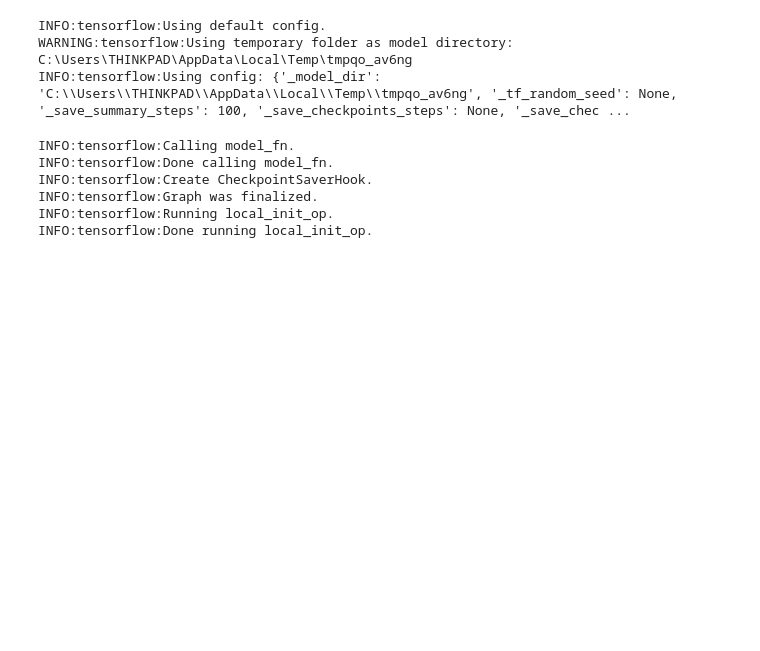
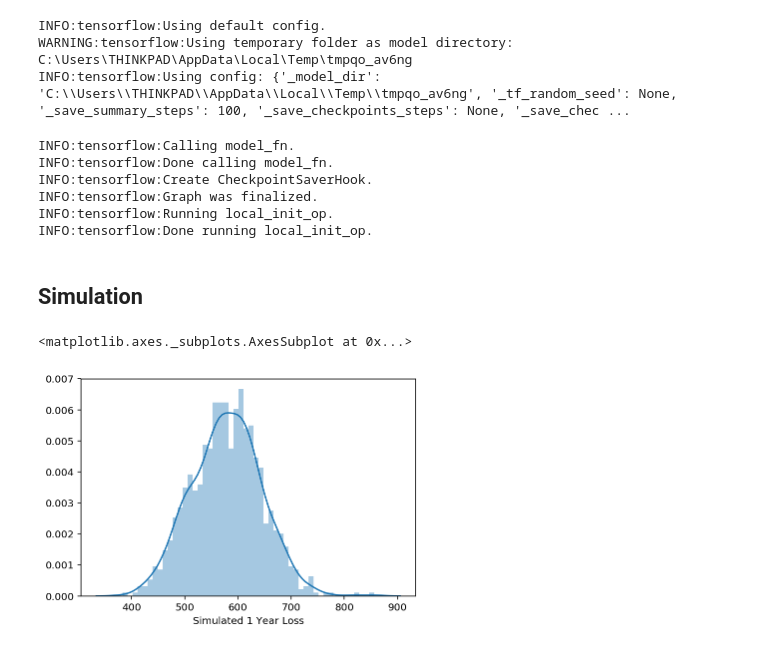
Before and after one commit to AlexaYuqinD/MS-E-246-Project, a Jupyter notebook: MS&E246 Project-Models.ipynb, the cells around one changed output. Saved outputs shown, nothing was run; the diff lists cells and outputs as text; code cells hidden in the pictures; blank space fills up the shorter version.

```diff
--- a/MS&E246 Project-Models.ipynb
+++ b/MS&E246 Project-Models.ipynb
@@ -1098,0 +1101,5 @@ Early stopping, best iteration is:
+# %%
+# 1 year
+samples['age'] = samples['age1']
+pred_X1 = samples[numCols+['age']+catCols]
+pred_loss1 = modelR.predict(pred_X1)
@@ -1213,3 +1225,25 @@ INFO:tensorflow:Create CheckpointSaverHook.
 INFO:tensorflow:Graph was finalized.
 INFO:tensorflow:Running local_init_op.
 INFO:tensorflow:Done running local_init_op.
+# %% [markdown]
+## Simulation
+# %%
+import random
+random.seed(0)
+# year 1
+allloss1 = []
+for i in range(1000):
+    simloss = []
+    for j in range(500):
+        rand =random.random()
+        if rand <= pred_prob1[j]:
+            simloss.append(pred_loss1[j])
+        else:
+            simloss.append(0)
+    allloss1.append(simloss)
+sumloss1 = [sum(i) for i in allloss1]
+# %%
+sns.distplot(sumloss1,bins = 50,axlabel = 'Simulated 1 Year Loss')
+# %% [output]
+<matplotlib.axes._subplots.AxesSubplot at 0x...>
+[figure, added]
```
Also changed, not shown: parts of 8 cells of this notebook, 2 other files.
